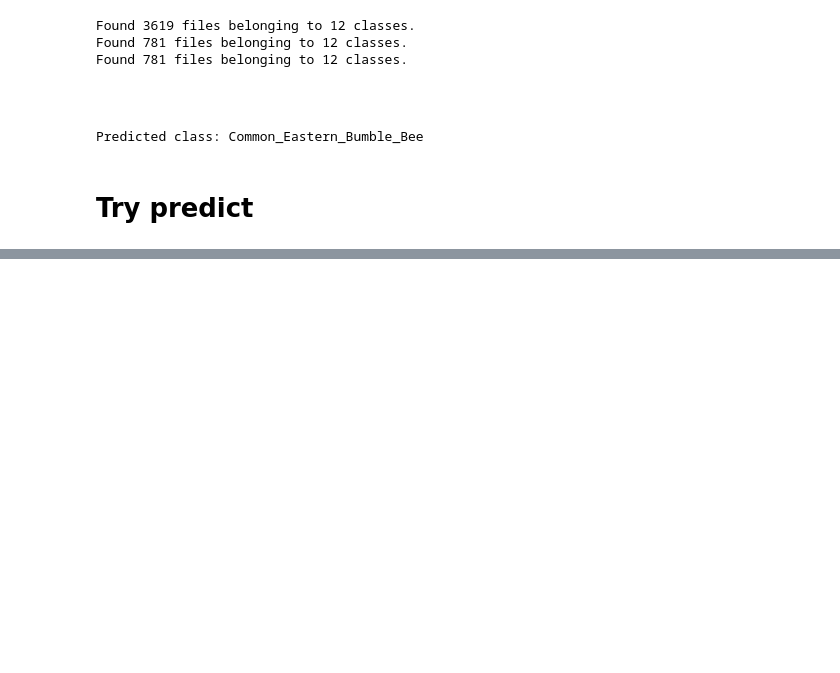
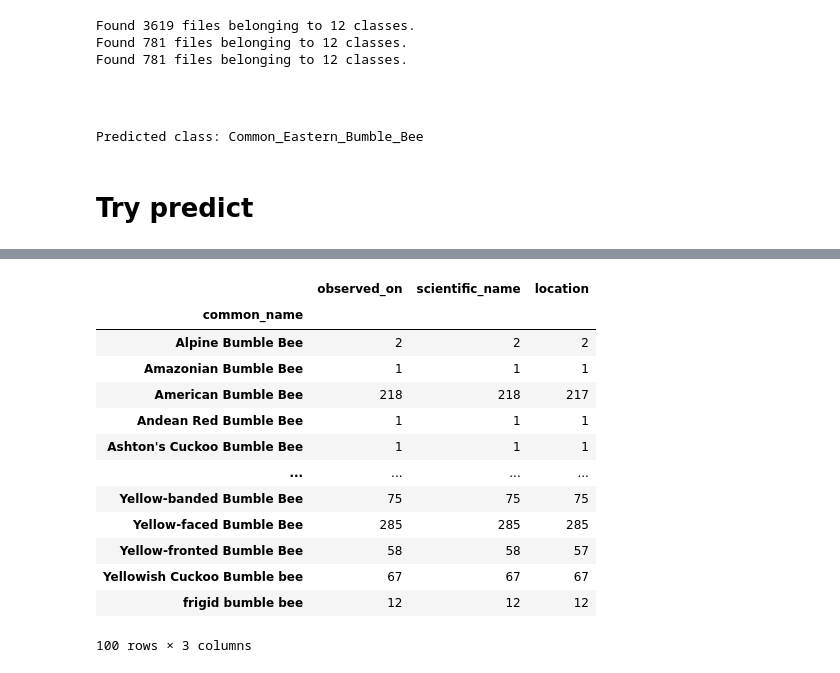
Before and after one commit to katherinestewart/bee-tector, a Jupyter notebook: notebooks/katherine.ipynb, the cells around one changed output, grey strips where cells are left out. Drawn from its saved outputs; the diff is of its cells as text; code cells hidden in the pictures; blank space fills up the shorter version.

```diff
--- a/notebooks/katherine.ipynb
+++ b/notebooks/katherine.ipynb
@@ -192,0 +141,17 @@ pred
+# %%
+name_loc_df.groupby(name_loc_df["common_name"]).count()
+# %% [output]
+|  | observed_on | scientific_name | location |
+| common_name |  |  |  |
+| Alpine Bumble Bee | 2 | 2 | 2 |
+| Amazonian Bumble Bee | 1 | 1 | 1 |
+| American Bumble Bee | 218 | 218 | 217 |
+| Andean Red Bumble Bee | 1 | 1 | 1 |
+| Ashton's Cuckoo Bumble Bee | 1 | 1 | 1 |
+| ... | ... | ... | ... |
+| Yellow-banded Bumble Bee | 75 | 75 | 75 |
+| Yellow-faced Bumble Bee | 285 | 285 | 285 |
+| Yellow-fronted Bumble Bee | 58 | 58 | 57 |
+| Yellowish Cuckoo Bumble bee | 67 | 67 | 67 |
+| frigid bumble bee | 12 | 12 | 12 |
+100 rows × 3 columns
```
Also changed, not shown: parts of 22 cells of this notebook.
